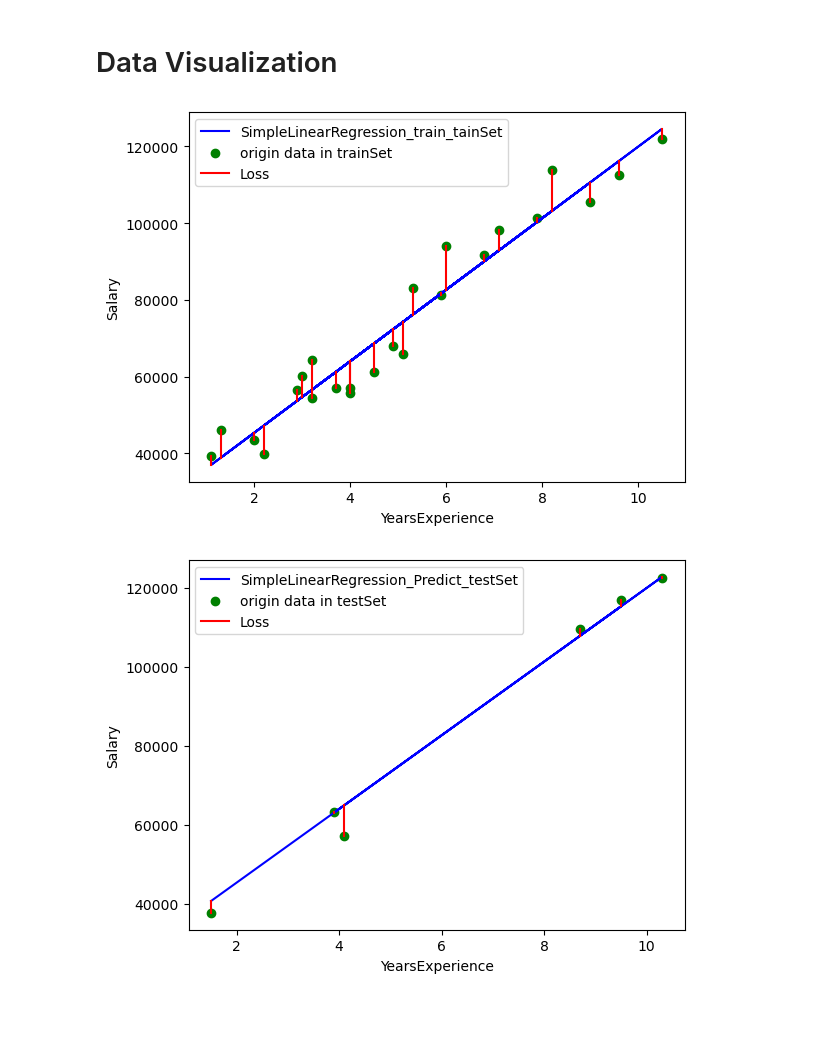
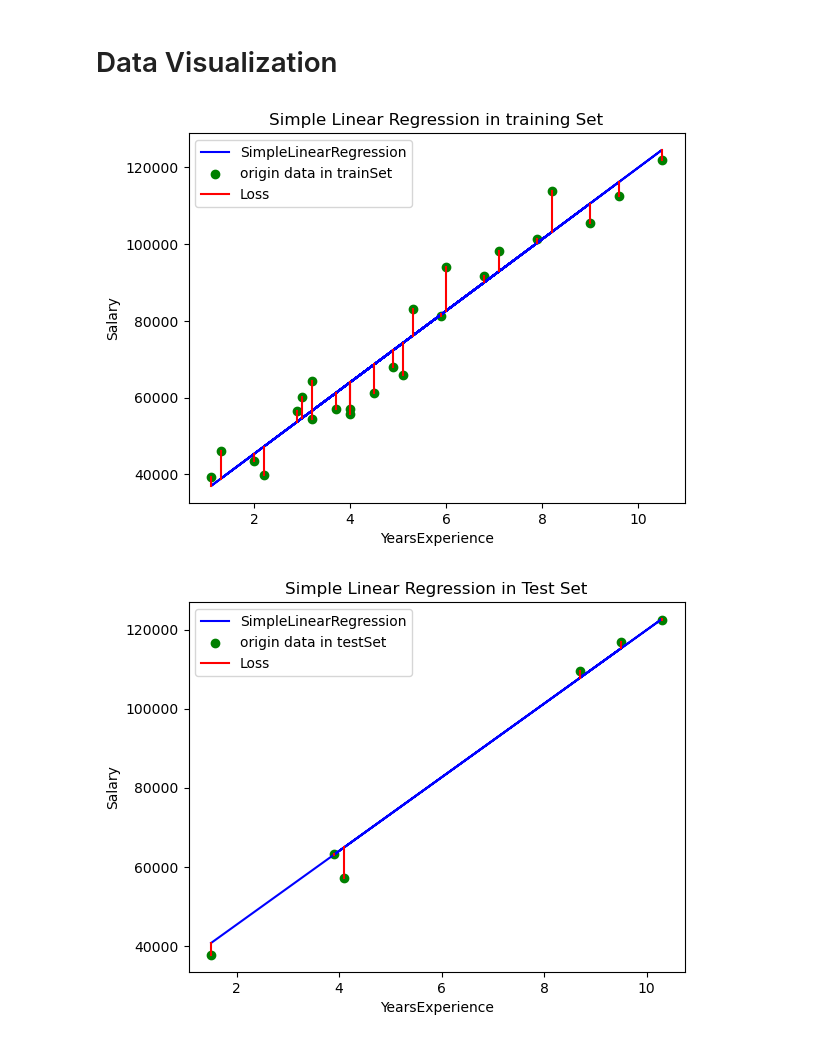
Before and after one commit to Sugar0406/ML_repo, a Jupyter notebook: ML/SimpleLinearRegression/01/main.ipynb, the cells around one changed output. Drawn from its saved outputs; the diff is of its cells as text; code cells hidden in the pictures; blank space fills up the shorter version.

```diff
--- a/ML/SimpleLinearRegression/01/main.ipynb
+++ b/ML/SimpleLinearRegression/01/main.ipynb
@@ -56,24 +63,25 @@ predict = model.predict(IndependentV_test)
 # Data Visualization
 # %%
 trainResult = model.predict(IndependentV_train)
-plt.plot(IndependentV_train, trainResult, color="blue",  label="SimpleLinearRegression_train_tainSet")
+plt.plot(IndependentV_train, trainResult, color="blue",  label="SimpleLinearRegression")
 plt.scatter(IndependentV_train, dependentV_train, color="green", label="origin data in trainSet")
 
 plot_list=[]
 for index in range(0, len(IndependentV_train)):
     Loss_plot = plt.plot( [IndependentV_train[index], IndependentV_train[index]],  [dependentV_train[index], trainResult[index]], color="red", label="Loss")
     plot_list.append(Loss_plot)
 
 plt.setp(plot_list[1:], label="_")
 
+plt.title("Simple Linear Regression in training Set")
 plt.xlabel("YearsExperience")
 plt.ylabel("Salary")
 plt.legend()
 plt.show()
 # %% [output]
-[figure, old version]
+[figure, new version]
 # %%
-plt.plot(IndependentV_test, predict, color="blue",  label="SimpleLinearRegression_Predict_testSet")
+plt.plot(IndependentV_test, predict, color="blue",  label="SimpleLinearRegression")
 plt.scatter(IndependentV_test, dependentV_test, color="green", label="origin data in testSet")
 
 plot_list=[]
@@ -83,9 +91,10 @@ for index in range(0, len(IndependentV_test)):
 
 plt.setp(plot_list[1:], label="_")
 
+plt.title("Simple Linear Regression in Test Set")
 plt.xlabel("YearsExperience")
 plt.ylabel("Salary")
 plt.legend()
 plt.show()
 # %% [output]
-[figure, old version]
+[figure, new version]
```
Also changed, not shown: parts of 2 cells of this notebook, 1 other file.
